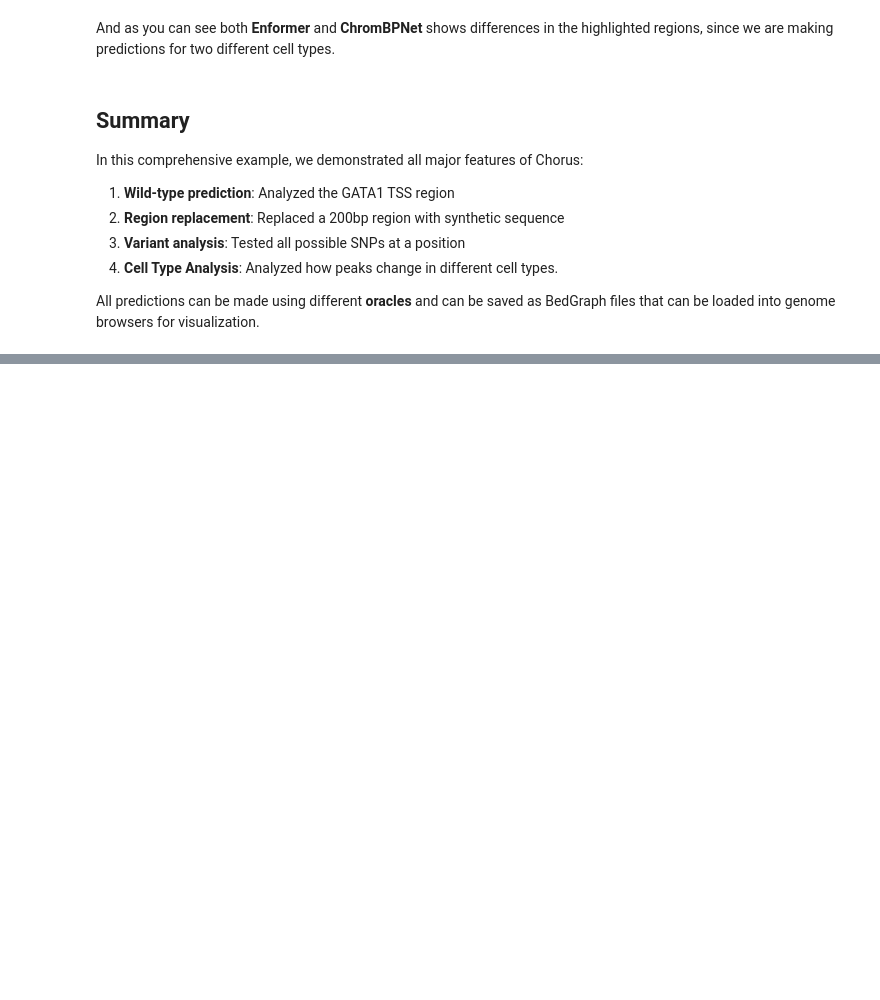
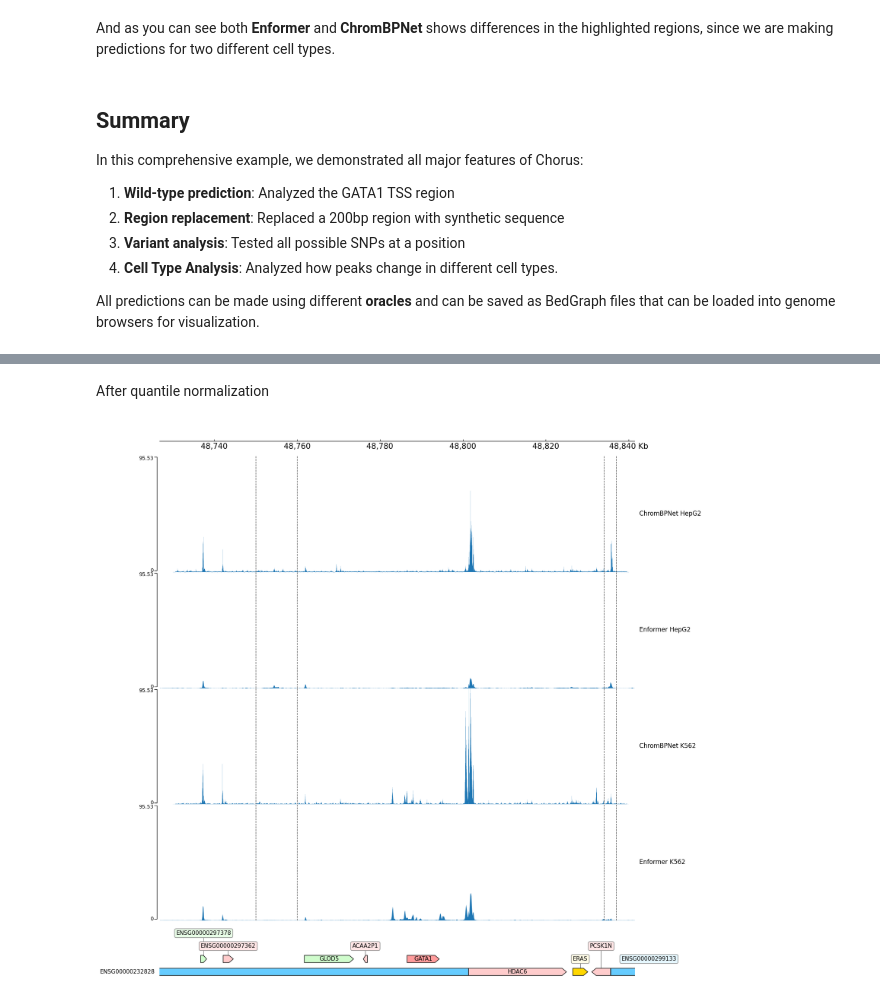
Before and after one commit to pinellolab/chorus, a Jupyter notebook: examples/chrombpnet_enformer_gata1.ipynb, the cells around one changed output, grey strips where cells are left out. Drawn from its saved outputs; the diff is of its cells as text; code cells hidden in the pictures; blank space fills up the shorter version.

```diff
--- a/examples/chrombpnet_enformer_gata1.ipynb
+++ b/examples/chrombpnet_enformer_gata1.ipynb
@@ -753,0 +843,41 @@ All predictions can be made using different **oracles** and can be saved as BedG
+# %%
+qnorm_joined_prediction = joined_prediction.q_normalize()
+# %% [markdown]
+After quantile normalization
+# %%
+frame = (
+    XAxis()
+    + qnorm_joined_prediction['bp_HepG2'].get_coolbox_representation(add_xaxis=False,
+                                                    add_vlines=False,
+                                                    signal_threshold=100,
+                                                    title="ChromBPNet HepG2",
+                                                    ) \
+    + Vlines(["chrX:48750000-48760000", "chrX:48834000-48837000"])\
+    + TrackHeight(8) \
+    + qnorm_joined_prediction['enf_HepG2'].get_coolbox_representation(
+        add_xaxis=False,
+        add_vlines=False,
+        signal_threshold=100,
+        title="Enformer HepG2") \
+    + Vlines(["chrX:48750000-48760000", "chrX:48834000-48837000"])\
+    + TrackHeight(8)
+    + qnorm_joined_prediction['bp_K562'].get_coolbox_representation(
+        add_xaxis=False,
+        add_vlines=False,
+        signal_threshold=100,
+        title="ChromBPNet K562")\
+    + Vlines(["chrX:48750000-48760000", "chrX:48834000-48837000"])\
+    + TrackHeight(8)\
+    + qnorm_joined_prediction['enf_K562'].get_coolbox_representation(
+        add_xaxis=False,
+        add_vlines=False,
+        signal_threshold=100,
+        title="Enformer K562")\
+    + Vlines(["chrX:48750000-48760000", "chrX:48834000-48837000"])\
+    + TrackHeight(8)\
+    + GTF(str(gtf_path))
+)
+
+frame.plot("chrX:48726820-48841508")
+# %% [output]
+[figure, added]
```
Also changed, not shown: parts of 28 cells of this notebook, 5 other files.
